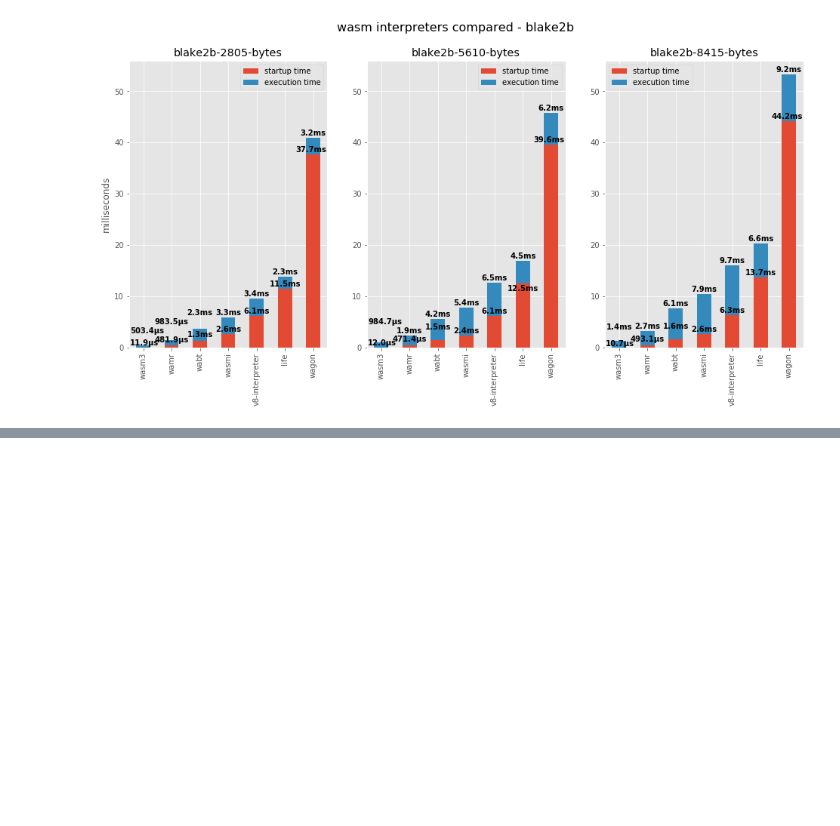
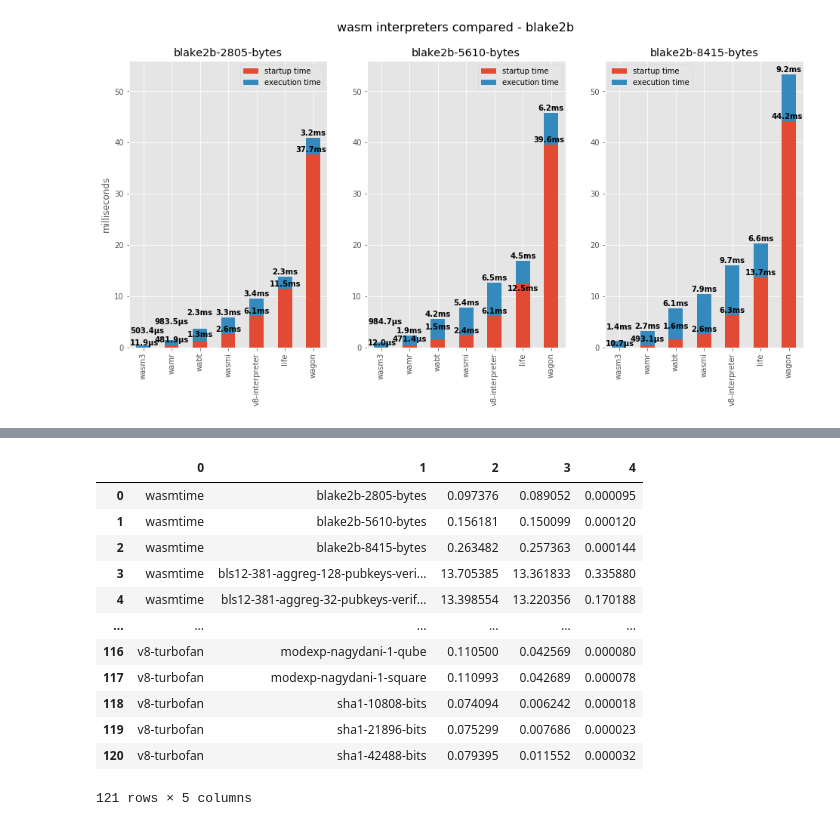
Before and after one commit to ewasm/benchmarking, a Jupyter notebook: notebooks/wasm-engines.ipynb, the cells around one changed output, grey strips where cells are left out. Cells and saved outputs as stored; diff of their text form; code cells hidden in the pictures; blank space fills up the shorter version.

```diff
--- a/notebooks/wasm-engines.ipynb
+++ b/notebooks/wasm-engines.ipynb
@@ -378,0 +408,8 @@ plotInterpThreeTests(df_interp, blake2b_test_names, title="wasm interpreters com
+# %%
+compiler_results_for_df = []
+for engine in COMPILER_ENGINES:
+    df_engine = df_wasm[df_wasm['engine'] == engine]
+    df_means = df_engine.groupby(['test_name']).mean()
+    test_names = df_engine['test_name'].unique().tolist()
+    for test_name in test_names:
+        compiler_results_for_df.append([engine, test_name] + df_means.loc[test_name].tolist())
@@ -378,0 +418,16 @@ plotInterpThreeTests(df_interp, blake2b_test_names, title="wasm interpreters com
+# %%
+df_compiler
+# %% [output]
+|  | 0 | 1 | 2 | 3 | 4 |
+| 0 | wasmtime | blake2b-2805-bytes | 0.097376 | 0.089052 | 0.000095 |
+| 1 | wasmtime | blake2b-5610-bytes | 0.156181 | 0.150099 | 0.000120 |
+| 2 | wasmtime | blake2b-8415-bytes | 0.263482 | 0.257363 | 0.000144 |
+| 3 | wasmtime | bls12-381-aggreg-128-pubkeys-veri... | 13.705385 | 13.361833 | 0.335880 |
+| 4 | wasmtime | bls12-381-aggreg-32-pubkeys-verif... | 13.398554 | 13.220356 | 0.170188 |
+| ... | ... | ... | ... | ... | ... |
+| 116 | v8-turbofan | modexp-nagydani-1-qube | 0.110500 | 0.042569 | 0.000080 |
+| 117 | v8-turbofan | modexp-nagydani-1-square | 0.110993 | 0.042689 | 0.000078 |
+| 118 | v8-turbofan | sha1-10808-bits | 0.074094 | 0.006242 | 0.000018 |
+| 119 | v8-turbofan | sha1-21896-bits | 0.075299 | 0.007686 | 0.000023 |
+| 120 | v8-turbofan | sha1-42488-bits | 0.079395 | 0.011552 | 0.000032 |
+121 rows × 5 columns
```
Also changed, not shown: parts of 17 cells of this notebook.
